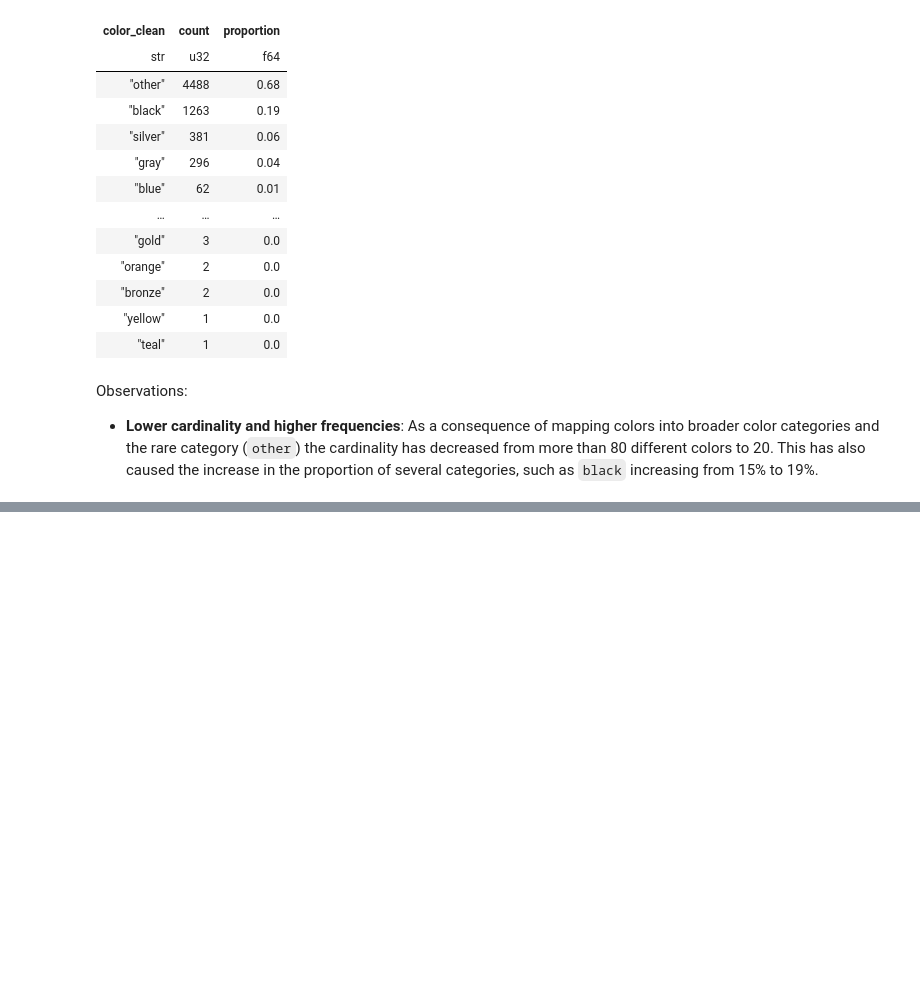
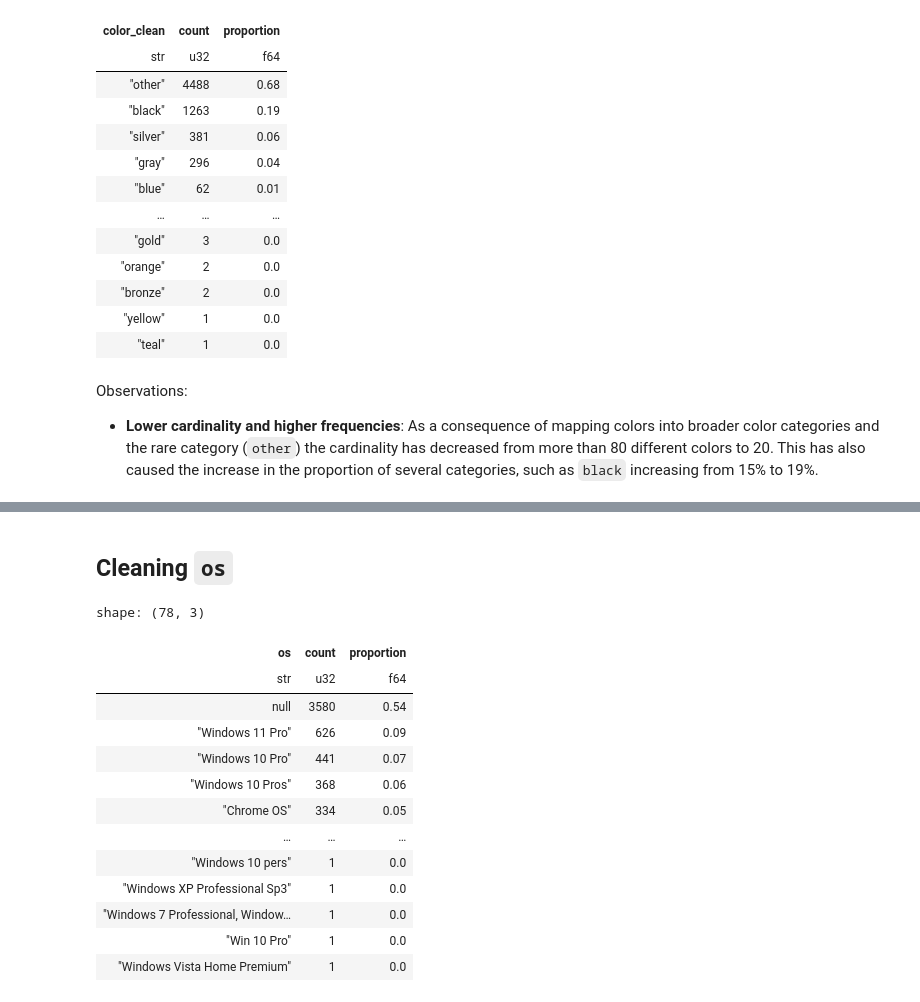
Before and after one commit to jxareas/laptop-price-catboost, a Jupyter notebook: notebooks/laptop_data_cleansing.ipynb, the cells around one changed output, grey strips where cells are left out. Saved outputs shown, nothing was run; the diff lists cells and outputs as text; code cells hidden in the pictures; blank space fills up the shorter version.

```diff
--- a/notebooks/laptop_data_cleansing.ipynb
+++ b/notebooks/laptop_data_cleansing.ipynb
@@ -1316,0 +1343,21 @@ Observations:
+# %%
+def map_type(type_str: str) -> str:
+    if type_str is None or type_str == "":  # Check for None or NaN (float type)
+        return 'unknown'
+
+    str_casefold = type_str.casefold()
+    if (
+            'netbook' in str_casefold or 'notebook' in str_casefold or 'laptop' in str_casefold or 'macbook' in str_casefold or 'thinkpad' in str_casefold
+            or 'chromebook' in str_casefold or 'ultrabook' in str_casefold):
+        return 'laptop'
+    if 'pc' in str_casefold or 'computer' in str_casefold:
+        return 'pc'
+    if 'tablet' in str_casefold:
+        return 'tablet'
+    return 'other'
+# %%
+df = df.with_columns(
+    pl.col('type')
+    .map_elements(map_type, skip_nulls=False, return_dtype=pl.Utf8)  # Map the function to the 'Type' column
+    .alias('type_clean')  # Create the new column
+)
@@ -1316,0 +1382,12 @@ Observations:
+# %%
+df = df.with_columns(
+    pl.col('model')
+    .str.to_lowercase()  # Convert the string to lowercase
+    .str.replace_all(r'\s+', '_')  # Replace spaces with underscores
+    .str.replace_all(r'[^a-z0-9_]', '')  # Remove non-alphanumeric characters (except underscores)
+    .alias('model_clean')  # Create a new column with the cleaned model names
+)
+
+df.select(
+    'model', 'model_clean'
+).head(n=10)
@@ -1316,0 +1408,25 @@ Observations:
+# %% [markdown]
+## Cleaning `os`
+# %%
+# Operating system value counts and their proportion.
+df['os'].value_counts(
+    sort=True,
+    parallel=True,
+).with_columns(
+    (pl.col('count') / df.height).round(2).alias('proportion')
+)
+# %% [output]
+shape: (78, 3)
+| os | count | proportion |
+| str | u32 | f64 |
+| null | 3580 | 0.54 |
+| "Windows 11 Pro" | 626 | 0.09 |
+| "Windows 10 Pro" | 441 | 0.07 |
+| "Windows 10 Pros" | 368 | 0.06 |
+| "Chrome OS" | 334 | 0.05 |
+| … | … | … |
+| "Windows 10 pers" | 1 | 0.0 |
+| "Windows XP Professional Sp3" | 1 | 0.0 |
+| "Windows 7 Professional, Window… | 1 | 0.0 |
+| "Win 10 Pro" | 1 | 0.0 |
+| "Windows Vista Home Premium" | 1 | 0.0 |
```
Also changed, not shown: parts of 21 cells of this notebook, 1 other file.
